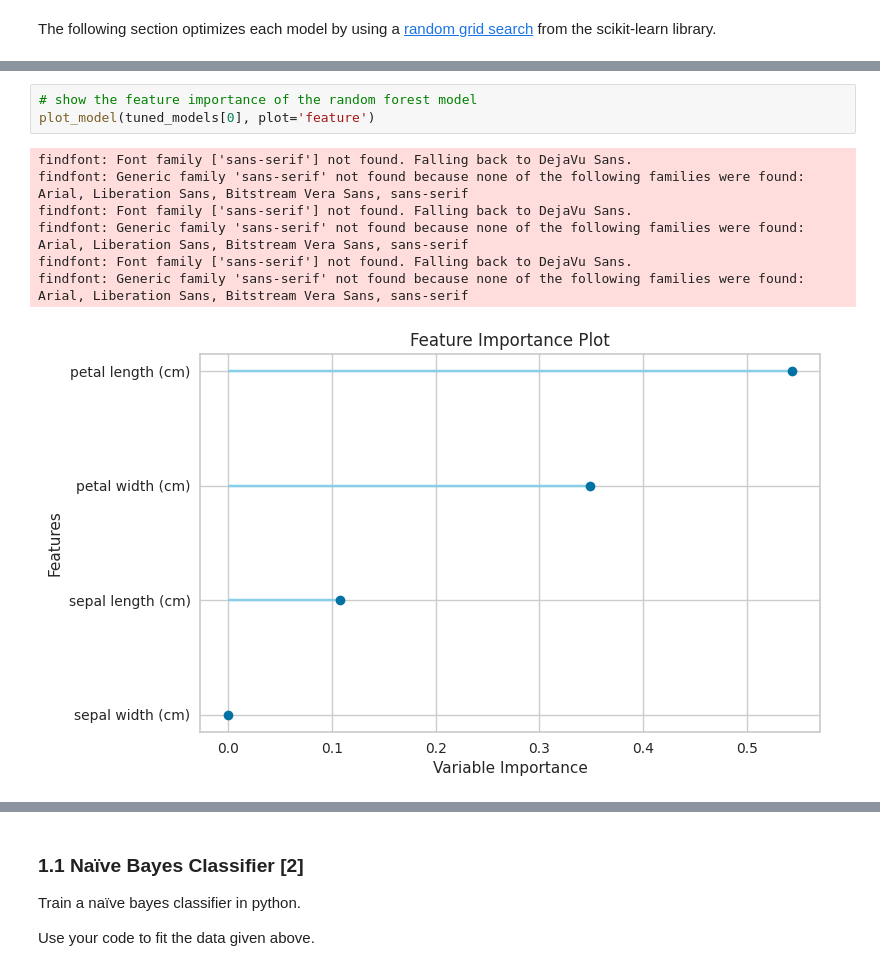
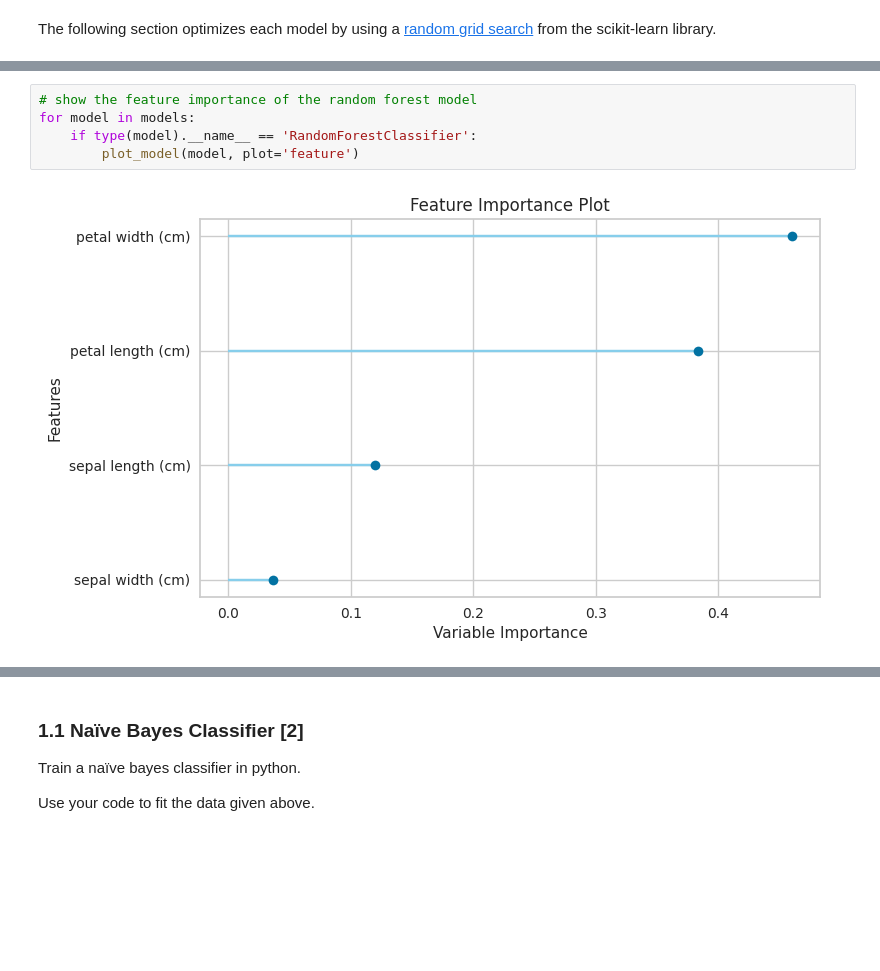
Before and after one commit to JohnnyFoulds/dsm040-2021-oct, a Jupyter notebook: coursework_02/CW2.ipynb, the cells around one changed output, grey strips where cells are left out. Drawn from its saved outputs; the diff is of its cells as text; blank space fills up the shorter version.

Commit message:
Models created

```diff
--- a/coursework_02/CW2.ipynb
+++ b/coursework_02/CW2.ipynb
@@ -133,14 +151,10 @@ GaussianNB(priors=None, var_smoothing=1e-09)
 # %%
 # show the feature importance of the random forest model
-plot_model(tuned_models[0], plot='feature')
+for model in models:
+    if type(model).__name__ == 'RandomForestClassifier':
+        plot_model(model, plot='feature')
 # %% [output]
-findfont: Font family ['sans-serif'] not found. Falling back to DejaVu Sans.
-findfont: Generic family 'sans-serif' not found because none of the following families were found: Arial, Liberation Sans, Bitstream Vera Sans, sans-serif
-findfont: Font family ['sans-serif'] not found. Falling back to DejaVu Sans.
-findfont: Generic family 'sans-serif' not found because none of the following families were found: Arial, Liberation Sans, Bitstream Vera Sans, sans-serif
-findfont: Font family ['sans-serif'] not found. Falling back to DejaVu Sans.
-findfont: Generic family 'sans-serif' not found because none of the following families were found: Arial, Liberation Sans, Bitstream Vera Sans, sans-serif
-[figure, old version]
+[figure, new version]
 # %%
 # evaluate each model on the test data
 for model in tuned_models:
```
Also changed, not shown: parts of 35 cells of this notebook, 1 other file.
